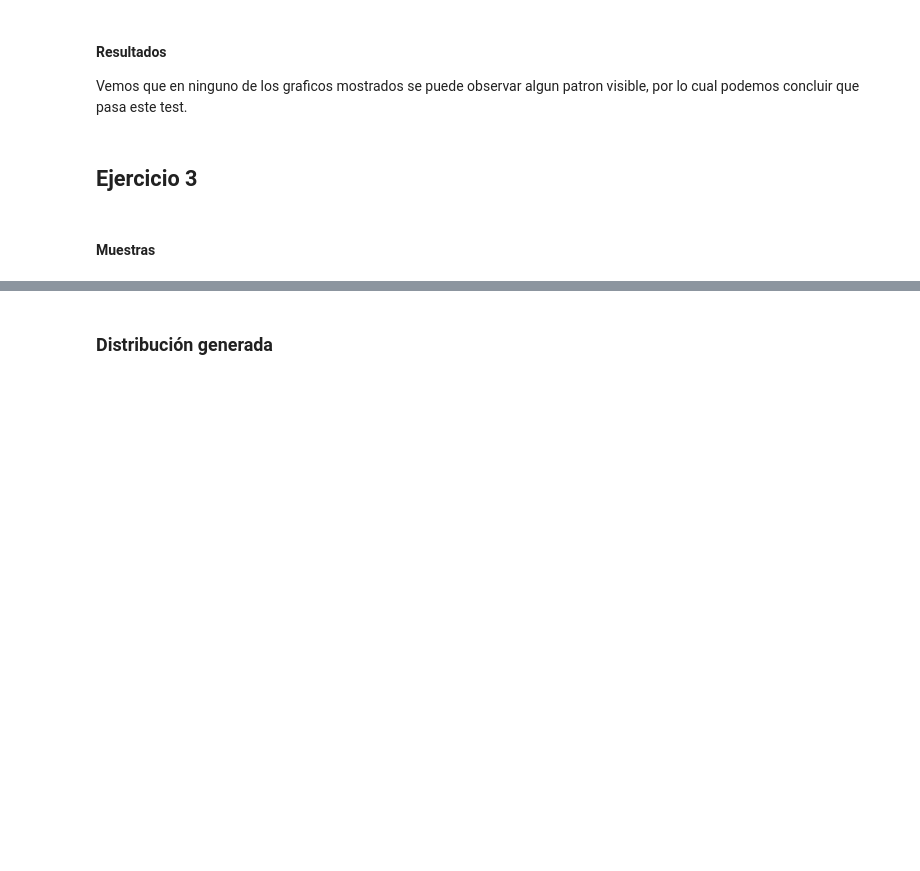
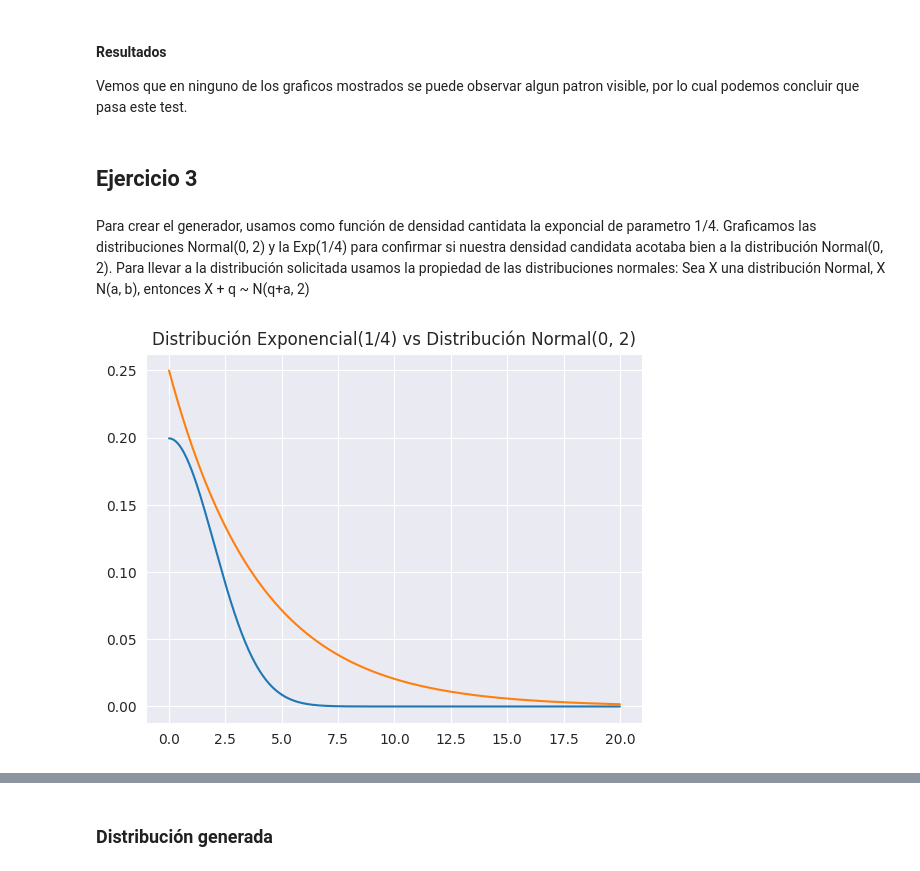
Before and after one commit to delpinor/tp-simulacion, a Jupyter notebook: TP1/ej_01.ipynb, the cells around one changed output, grey strips where cells are left out. Drawn from its saved outputs; the diff is of its cells as text; code cells hidden in the pictures; blank space fills up the shorter version.

Commit message:
Se cambió de funcion candidata del ejercio 3

```diff
--- a/TP1/ej_01.ipynb
+++ b/TP1/ej_01.ipynb
@@ -444,8 +451,18 @@ def test_anderson(muestra):
             print("Nivel de significación: %.3f,  %.3f < %.3f(Valor crítico) No hay evidencia suficiente para rechazar H0" % (alfa, resultado.statistic, cuantil))
         else:
             print("Nivel de significación: %.3f,  %.3f > %.3f(Valor crítico) Rechazamos H0" % (alfa, resultado.statistic, cuantil))
-# %% [markdown]
-#### Muestras
+# %% [markdown]
+Para crear el generador, usamos como función de densidad cantidata la exponcial de parametro 1/4. Graficamos las distribuciones Normal(0, 2) y la Exp(1/4) para confirmar si nuestra densidad candidata acotaba bien a la distribución Normal(0, 2). Para llevar a la distribución solicitada usamos la propiedad de las distribuciones normales:
+Sea X una distribución Normal, X  N(a, b), entonces X + q ~ N(q+a, 2)
+# %%
+x_axis = np.arange(0, 20, 0.001)
+plt.plot(x_axis, norm.pdf(x_axis,0,2))
+y = stats.expon.pdf(x_axis, 0, 4)
+plt.plot(x_axis, y)
+plt.title("Distribución Exponencial(1/4) vs Distribución Normal(0, 2)")
+plt.show()
+# %% [output]
+[figure, added]
 # %%
 generador_normal = GeneradorVariableNormal(10, 2, generador)
 muestra4 = generador_normal.muestras_en_iteraciones(2000)
```
Also changed, not shown: parts of 9 cells of this notebook.
